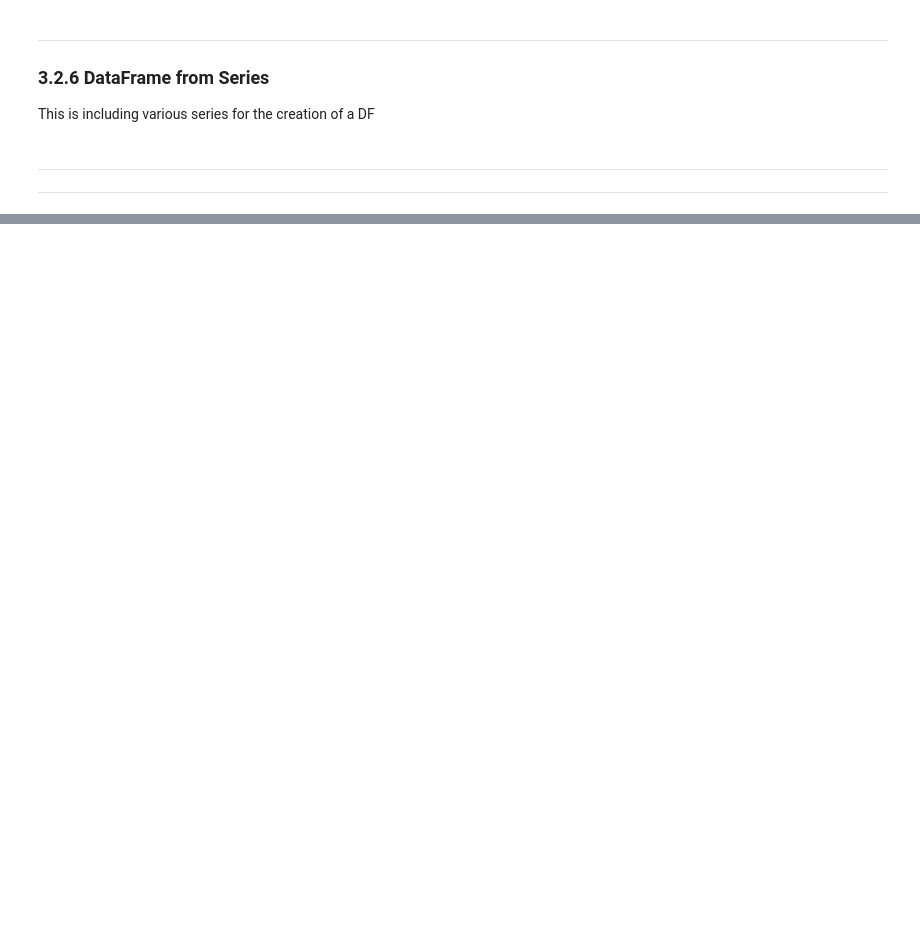
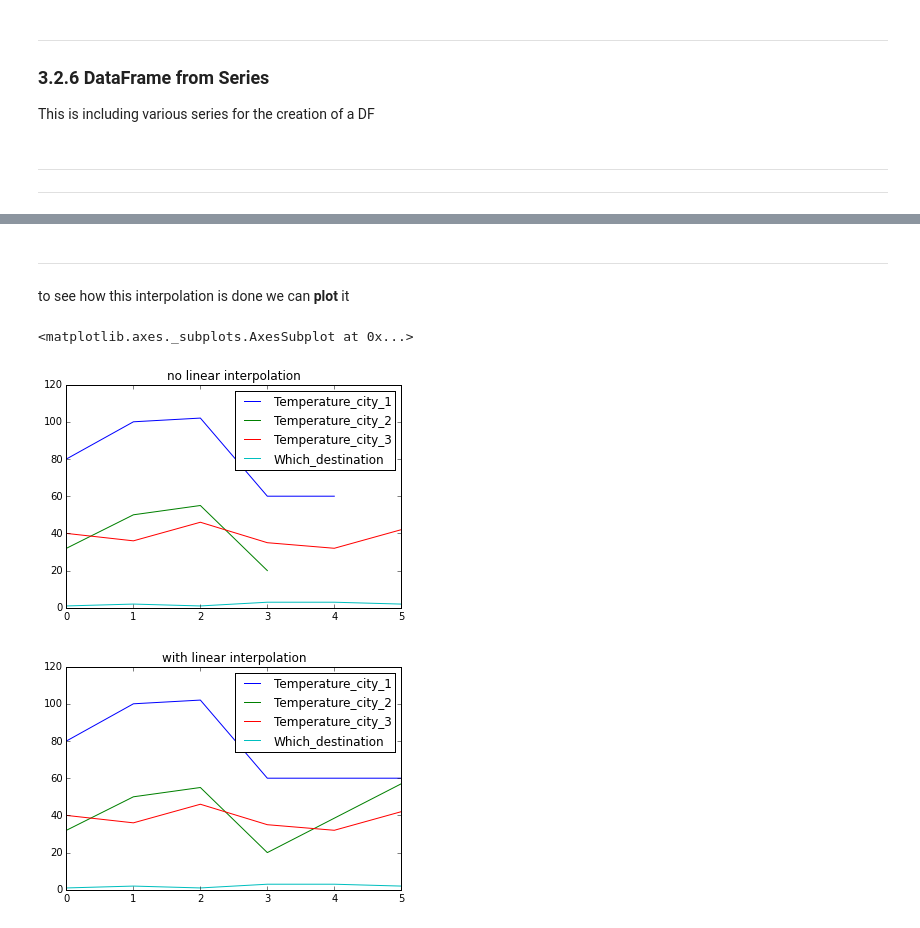
Before and after one commit to nkarast/notebooks, a Jupyter notebook: pandas_data_munging.ipynb, the cells around one changed output, grey strips where cells are left out. Cells and saved outputs as stored; diff of their text form; code cells hidden in the pictures; blank space fills up the shorter version.

```diff
--- a/pandas_data_munging.ipynb
+++ b/pandas_data_munging.ipynb
@@ -708,0 +926,2 @@ This is including various series for the creation of a DF
+# %%
+df_nulls = pd.read_csv("file.csv", sep=',', parse_dates=[0]); df_nulls
@@ -708,0 +1132,11 @@ This is including various series for the creation of a DF
+# %% [markdown]
+---
+
+to see how this interpolation is done we can **plot** it
+# %%
+df_nulls.plot(title='no linear interpolation')
+df_nulls.interpolate().plot(title='with linear interpolation')
+# %% [output]
+<matplotlib.axes._subplots.AxesSubplot at 0x...>
+[figure, added]
+[figure, added]
```
Also changed, not shown: parts of 104 cells of this notebook, 3 other files.
